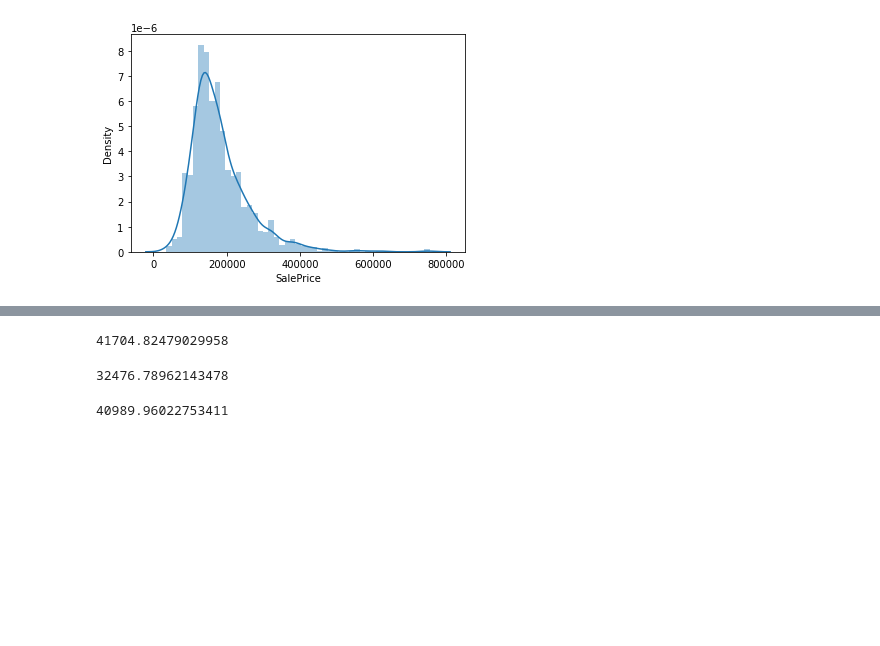
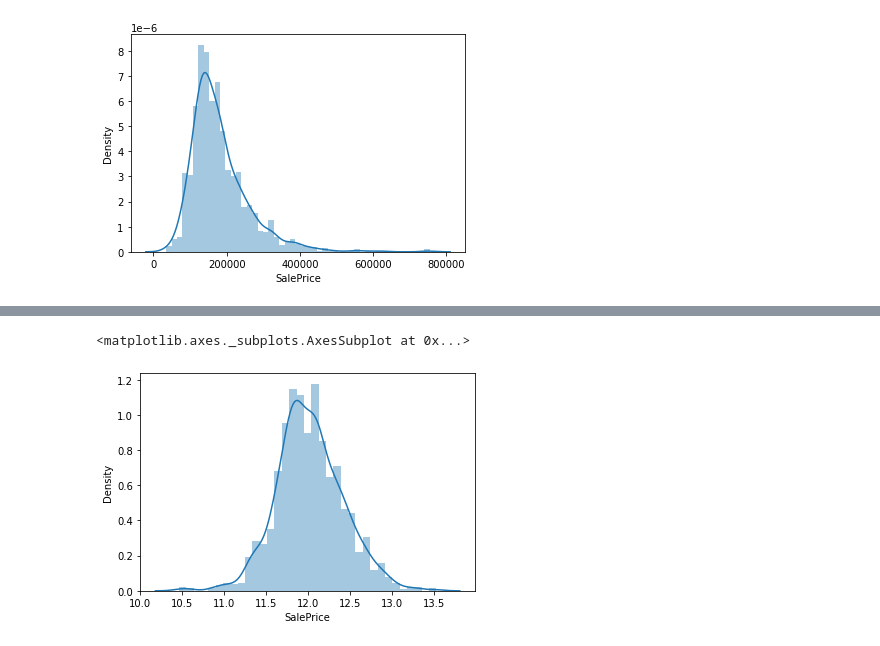
Before and after one commit to setyo-dwi-pratama/FGA-DTS-KOMINFO-Challenge, a Jupyter notebook: Regression.ipynb, the cells around one changed output, grey strips where cells are left out. Cells and saved outputs as stored; diff of their text form; code cells hidden in the pictures; blank space fills up the shorter version.

```diff
--- a/Regression.ipynb
+++ b/Regression.ipynb
@@ -77,6 +123,3 @@ sns.distplot(df_train["SalePrice"])
 # %% [output]
 <matplotlib.axes._subplots.AxesSubplot at 0x...>
 [figure]
-# %%
-#Kodifikasi untuk data bertipe kategori
-df_train=pd.get_dummies(df_train, drop_first=True)
@@ -97,3 +125,0 @@ df_train.head()
-# %%
-#Mengisi missing value
-df_train = df_train.fillna(df_train.mean())
@@ -119,18 +126,5 @@ def rmse_cv(model):
-# %%
-# Model 1: Regresi Linear
-model_lr=LinearRegression()
-rmse_cv(model_lr).mean()
-# %% [output]
-41704.82479029958
-# %%
-# Model 2: Regression Ridge
-model_ridge = RidgeCV(alphas=[1, 0.1, 0.01, 0.0005])
-rmse_cv(model_ridge).mean()
-# %% [output]
-32476.78962143478
-# %%
-# Model 3: Regression Lasso
-model_lasso = LassoCV(alphas=[1, 0.1, 0.01, 0.0005])
-rmse_cv(model_lasso).mean()
-# %% [output]
-40989.96022753411
+# %%
+sns.distplot(np.log(df_train['SalePrice']))
+# %% [output]
+<matplotlib.axes._subplots.AxesSubplot at 0x...>
+[figure, added]
```
Also changed, not shown: parts of 23 cells of this notebook.
